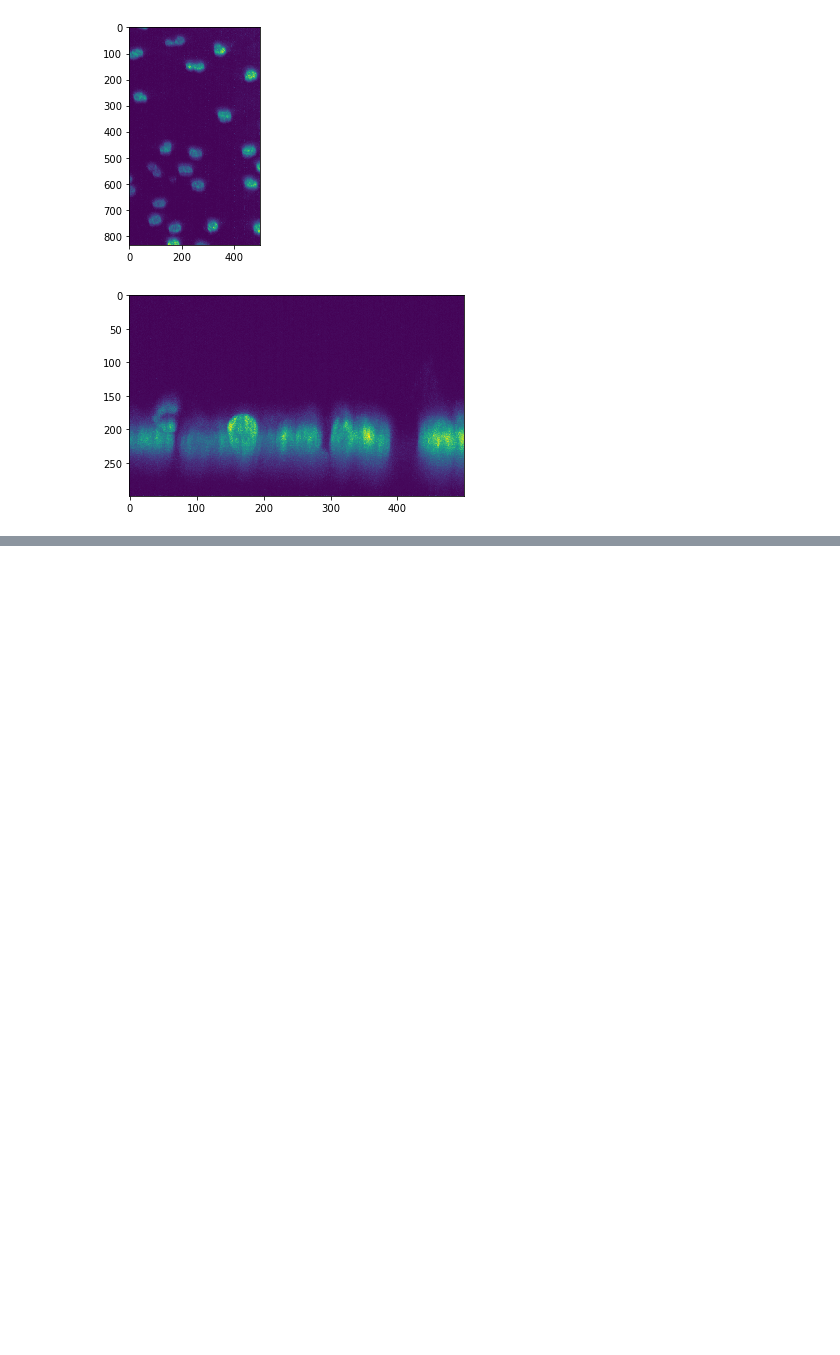
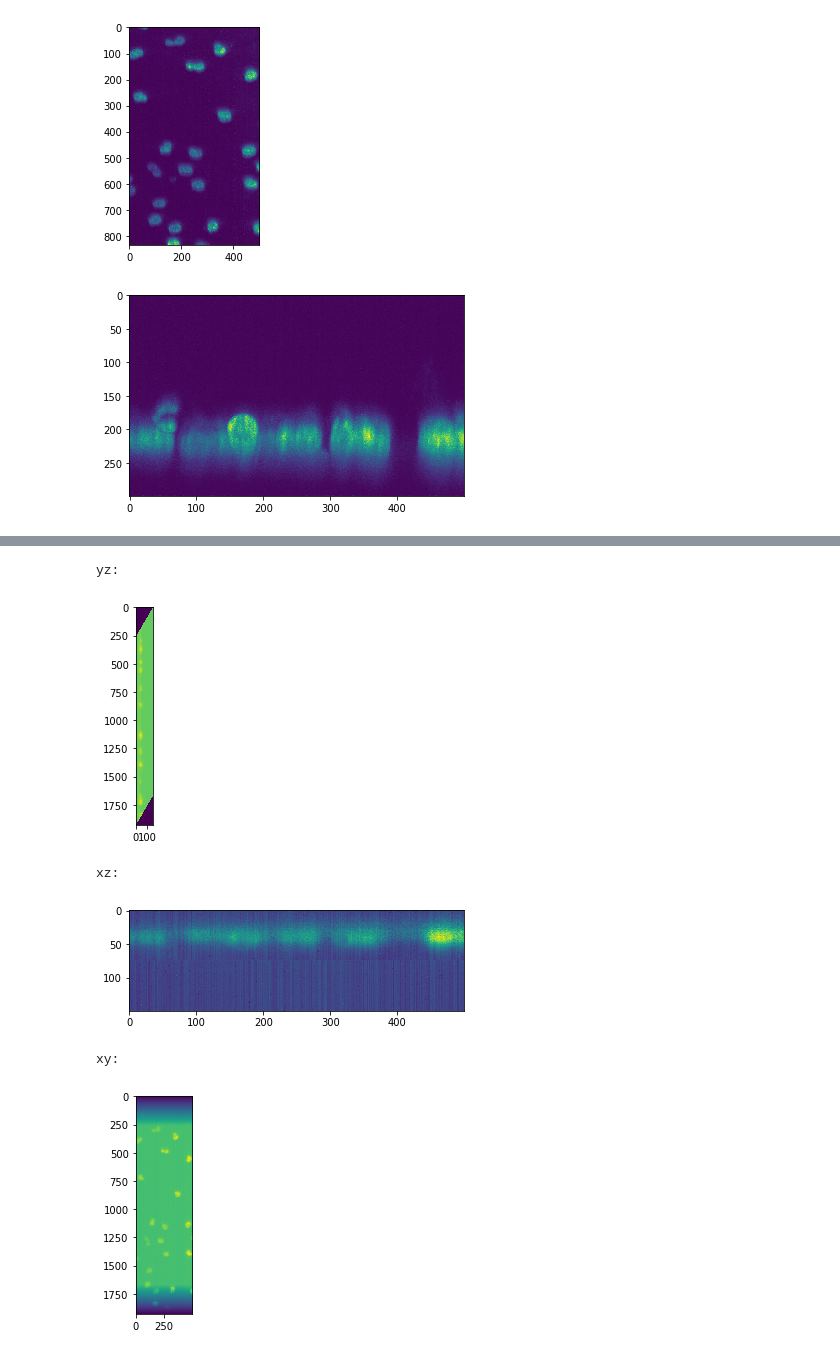
Before and after one commit to haesleinhuepf/napari_lattice, a Jupyter notebook: docs/deskew.ipynb, the cells around one changed output, grey strips where cells are left out. Drawn from its saved outputs; the diff is of its cells as text; code cells hidden in the pictures; blank space fills up the shorter version.

Commit message:
made deskewing work in the notebook

```diff
--- a/docs/deskew.ipynb
+++ b/docs/deskew.ipynb
@@ -65,0 +37,6 @@ viewer.add_image(transformed)
+# %%
+from itertools import product
+nz,ny,nx=raw.shape
+
+coord_list=[list(x)+[1] for x in product((0,nz),(0,ny),(0,nx))]
+coord_list
@@ -65,0 +52,72 @@ viewer.add_image(transformed)
+# %%
+def affine_transform(source, at:cle.AffineTransform3D=None):
+    # define coordinates of all corners of the current stack
+    from itertools import product
+    nx,ny,nz=source.shape
+    original_bounding_box=[list(x)+[1] for x in product((0,nz),(0,ny),(0,nx))]
+    # transform the corners using the given affine transform
+    transformed_bounding_box=np.asarray(list(map(lambda x:at._matrix@x,original_bounding_box)))
+
+    # the min and max coordinates tell us from where to where the image ranges (bounding box)
+    min_coordinate = transformed_bounding_box.min(axis=0)
+    max_coordinate = transformed_bounding_box.max(axis=0)
+    # determin the size of the transformed bounding box
+    new_size =(max_coordinate - min_coordinate)[0:3].astype(int).tolist()[::-1]
+
+    # create a new stack on GPU
+    destination = cle.create(new_size)
+
+    # we make a copy to not modify the original transform
+    transform_copy = cle.AffineTransform3D()
+    transform_copy._concatenate(at._matrix)
+
+    # if the new minimum-coordinate is `-x`, we need to
+    # translate the stack by `x` so that the new origin is (0,0,0)
+    translation = -min_coordinate
+    transform_copy.translate(
+        translate_x = translation[0],
+        translate_y = translation[1],
+        translate_z = translation[2]
+    )
+
+    # apply transform and return result
+    return cle.affine_transform(source, destination, transform=transform_copy)
+
+
+def deskew(raw, rotation_angle : float = 30):
+
+    # from https://github.com/SpimCat/unsweep/blob/6592b2667bda304336360e099ac015654a87787a/src/main/java/net/haesleinhuepf/spimcat/unsweep/Unsweep.java#L45
+    import math
+    deskew_factor = 1.0 / math.tan(rotation_angle * math.pi / 180);
+
+    deskew_transform = cle.AffineTransform3D()
+    # shearing
+    shear_mat = np.array([
+                        [1.0, 0 ,0 , 0],
+                        [0, 1.0, deskew_factor, 0],
+                        [0, 0, 1.0, 0],
+                        [0.0, 0.0, 0.0, 1.0]
+                        ])
+    deskew_transform._concatenate(shear_mat)
+
+    # rotation
+    deskew_transform.rotate(angle_in_degrees=-rotation_angle, axis=0)
+
+    # apply transform
+    return affine_transform(raw, at=deskew_transform)
+
+transformed = deskew(raw)
+
+print("yz:")
+cle.imshow(cle.mean_x_projection(transformed))
+print("xz:")
+cle.imshow(cle.mean_y_projection(transformed))
+print("xy:")
+cle.imshow(cle.mean_z_projection(transformed))
+# %% [output]
+yz:
+[figure, added]
+xz:
+[figure, added]
+xy:
+[figure, added]
```
Also changed, not shown: parts of 10 cells of this notebook.
